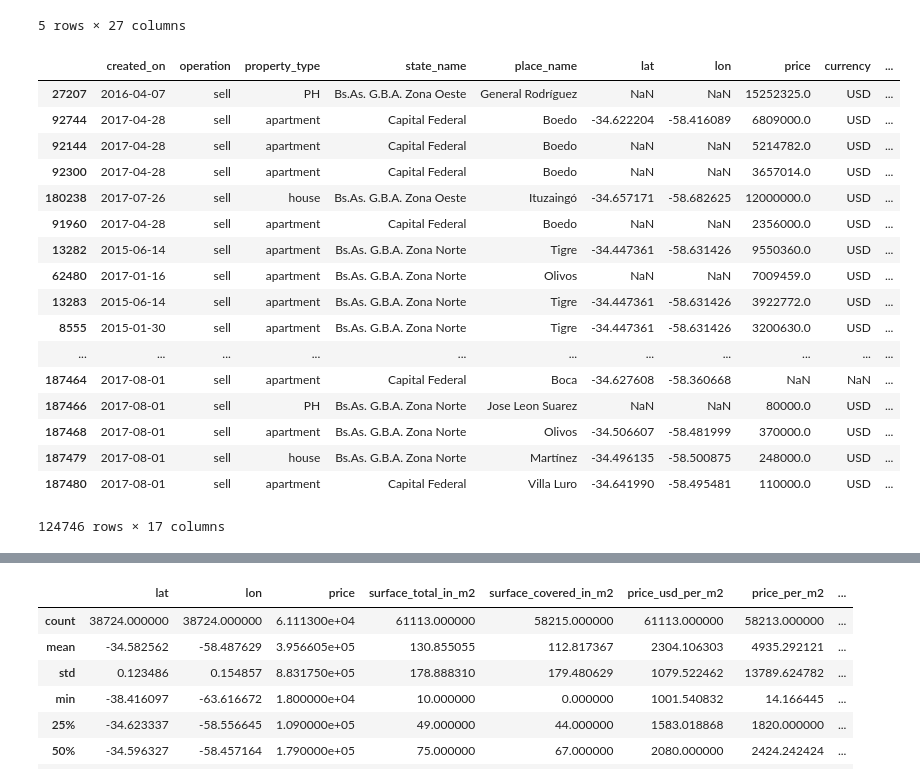
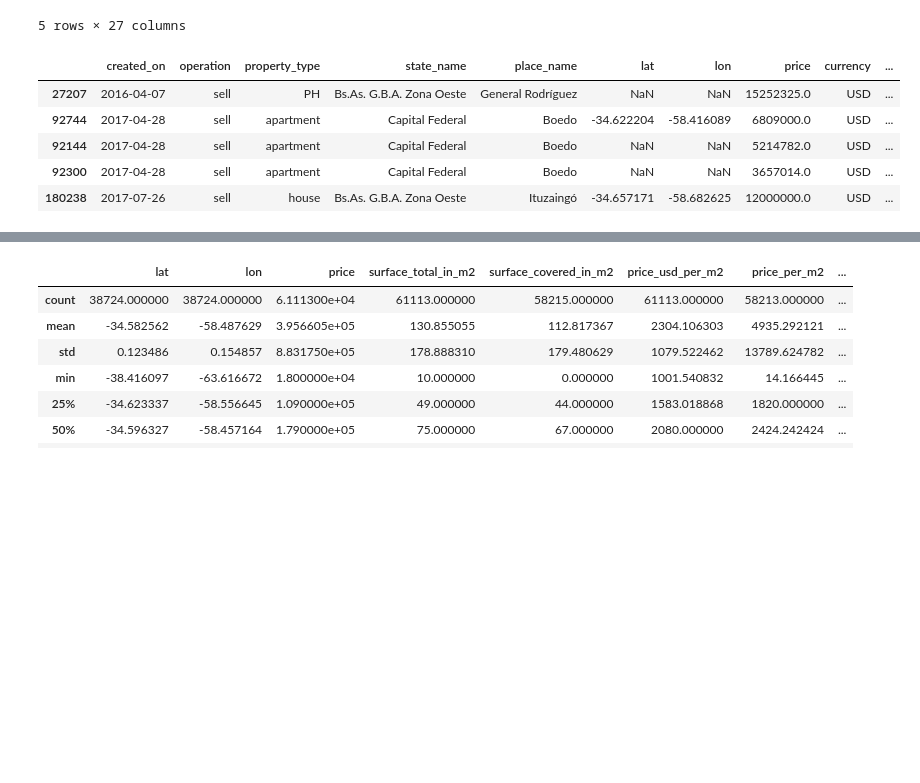
Before and after one commit to Belovic94/TP1-Analisis-Exploratorio, a Jupyter notebook: Analisis cercania villa miseria.ipynb, the cells around one changed output, grey strips where cells are left out. Drawn from its saved outputs; the diff is of its cells as text; code cells hidden in the pictures; blank space fills up the shorter version.

```diff
--- a/Analisis cercania villa miseria.ipynb
+++ b/Analisis cercania villa miseria.ipynb
@@ -23,26 +23,14 @@ data.head()
 5 rows × 27 columns
 # %%
 dataCapGba = data.loc[(data.state_name.str.contains('Capital Federal') | data.state_name.str.contains('G.B.A') ) & data.operation.str.contains('sell') , ['created_on','operation', 'property_type', 'state_name', 'place_name', 'lat', 'lon', 'price', 'currency', 'surface_total_in_m2', 'surface_covered_in_m2', 'price_usd_per_m2', 'price_per_m2', 'floor', 'rooms', 'expenses', 'description']]
-dataCapGba.sort_values('price_usd_per_m2', ascending = False)
+dataCapGba.sort_values('price_usd_per_m2', ascending = False).head()
 # %% [output]
 |  | created_on | operation | property_type | state_name | place_name | lat | lon | price | currency | ... |
 | 27207 | 2016-04-07 | sell | PH | Bs.As. G.B.A. Zona Oeste | General Rodríguez | NaN | NaN | 15252325.0 | USD | ... |
 | 92744 | 2017-04-28 | sell | apartment | Capital Federal | Boedo | -34.622204 | -58.416089 | 6809000.0 | USD | ... |
 | 92144 | 2017-04-28 | sell | apartment | Capital Federal | Boedo | NaN | NaN | 5214782.0 | USD | ... |
 | 92300 | 2017-04-28 | sell | apartment | Capital Federal | Boedo | NaN | NaN | 3657014.0 | USD | ... |
 | 180238 | 2017-07-26 | sell | house | Bs.As. G.B.A. Zona Oeste | Ituzaingó | -34.657171 | -58.682625 | 12000000.0 | USD | ... |
-| 91960 | 2017-04-28 | sell | apartment | Capital Federal | Boedo | NaN | NaN | 2356000.0 | USD | ... |
-| 13282 | 2015-06-14 | sell | apartment | Bs.As. G.B.A. Zona Norte | Tigre | -34.447361 | -58.631426 | 9550360.0 | USD | ... |
-| 62480 | 2017-01-16 | sell | apartment | Bs.As. G.B.A. Zona Norte | Olivos | NaN | NaN | 7009459.0 | USD | ... |
-| 13283 | 2015-06-14 | sell | apartment | Bs.As. G.B.A. Zona Norte | Tigre | -34.447361 | -58.631426 | 3922772.0 | USD | ... |
-| 8555 | 2015-01-30 | sell | apartment | Bs.As. G.B.A. Zona Norte | Tigre | -34.447361 | -58.631426 | 3200630.0 | USD | ... |
-| ... | ... | ... | ... | ... | ... | ... | ... | ... | ... | ... |
-| 187464 | 2017-08-01 | sell | apartment | Capital Federal | Boca | -34.627608 | -58.360668 | NaN | NaN | ... |
-| 187466 | 2017-08-01 | sell | PH | Bs.As. G.B.A. Zona Norte | Jose Leon Suarez | NaN | NaN | 80000.0 | USD | ... |
-| 187468 | 2017-08-01 | sell | apartment | Bs.As. G.B.A. Zona Norte | Olivos | -34.506607 | -58.481999 | 370000.0 | USD | ... |
-| 187479 | 2017-08-01 | sell | house | Bs.As. G.B.A. Zona Norte | Martínez | -34.496135 | -58.500875 | 248000.0 | USD | ... |
-| 187480 | 2017-08-01 | sell | apartment | Capital Federal | Villa Luro | -34.641990 | -58.495481 | 110000.0 | USD | ... |
-124746 rows × 17 columns
 # %%
 dataCapGbaMenoresA10K = dataCapGba.loc[dataCapGba['price_usd_per_m2'] < 10000,:]
 dataCapGbamayoresA1000 = dataCapGbaMenoresA10K.loc[dataCapGbaMenoresA10K['price_usd_per_m2'] > 1000,:]
```
Also changed, not shown: parts of 17 cells of this notebook, 1 other file.
